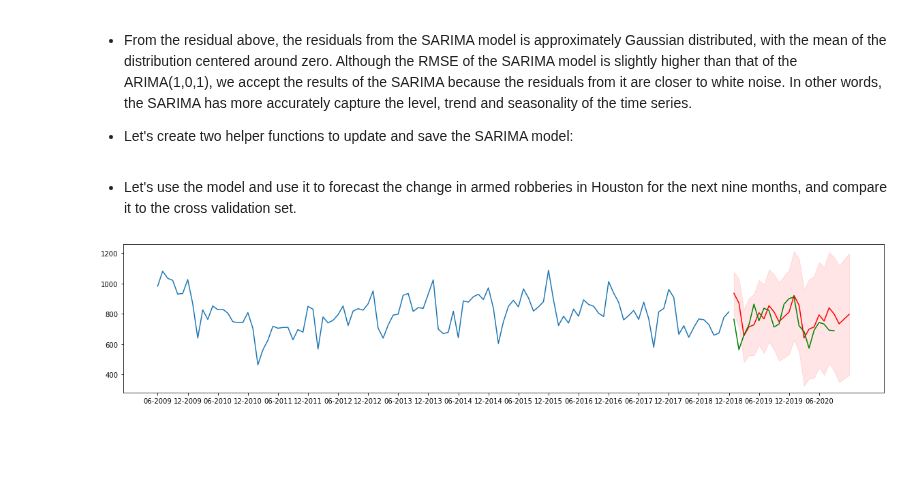
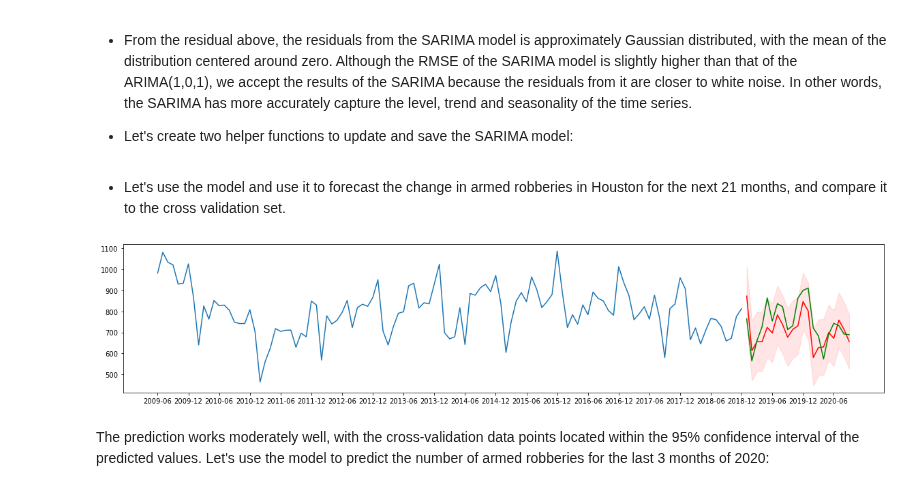
Before and after one commit to grantrzchan/HTX_Armed_Robberies, a Jupyter notebook: HTX_Robberies_ARIMA.ipynb, the cells around one changed output. Drawn from its saved outputs; the diff is of its cells as text; code cells hidden in the pictures; blank space fills up the shorter version.

Commit message:
stepwise forecast, finalized updates

```diff
--- a/HTX_Robberies_ARIMA.ipynb
+++ b/HTX_Robberies_ARIMA.ipynb
@@ -951,5 +957,5 @@ def save_model(model, ts_avg, ts_std):
 # %% [markdown]
-- Let's use the model and use it to forecast the change in armed robberies in Houston for the next nine months, and compare it to the cross validation set.
+- Let's use the model and use it to forecast the change in armed robberies in Houston for the next 21 months, and compare it to the cross validation set.
 # %%
 sarima_new_hist = sarimax_hist.copy()
 working_model = sarima_model_fit
@@ -957,40 +963,30 @@ sarima_prediction = []
 sarima_pred_lcb = []
 sarima_pred_ucb = []
 
-steps = 24
+steps = len(cv_set)
 
-# for i in range(steps):
-#     #make prediction
-#     forecasted = working_model.get_forecast(1).summary_frame()
-#     #update training history with new prediction
-#     sarima_new_hist.append(forecasted.loc[0,'mean'])
-#     #keep track of predictions and their confidence intervals
-#     sarima_prediction.append(inv_normalizer(forecasted.loc[0,'mean'],ts_avg, ts_std))
-#     sarima_pred_lcb.append(inv_normalizer(forecasted.loc[0,'mean_ci_lower'],ts_avg, ts_std))
-#     sarima_pred_ucb.append(inv_normalizer(forecasted.loc[0,'mean_ci_upper'],ts_avg, ts_std))
-#     #update SARIMA model with new training history
-#     working_model = SARIMA_update_model(sarima_new_hist)
-# print(sarima_prediction)
-
-#make prediction using saved model
-forecasted = x.get_forecast(steps).summary_frame()
-# print(forecasted)
-sarima_model_pred = list(forecasted.loc[:,'mean'])
-for i in range(len(sarima_model_pred)):
-    sarima_new_hist.append(sarima_model_pred[i])
-lower_bound = list(forecasted.loc[:,'mean_ci_lower'])
-upper_bound = list(forecasted.loc[:,'mean_ci_upper'])
-
-sarima_prediction = [inv_normalizer(item, ts_avg, ts_std) for item in sarima_model_pred]
-sarima_pred_lcb = [inv_normalizer(item, ts_avg, ts_std) for item in lower_bound]
-sarima_pred_ucb = [inv_normalizer(item, ts_avg, ts_std) for item in upper_bound]
+for i in range(steps):
+    #make prediction
+    forecasted = working_model.get_forecast(1).summary_frame()
+    #update training history with new prediction
+    sarima_new_hist.append(forecasted.loc[0,'mean'])
+    #keep track of predictions and their confidence intervals
+    sarima_prediction.append(inv_normalizer(forecasted.loc[0,'mean'],ts_avg, ts_std))
+    sarima_pred_lcb.append(inv_normalizer(forecasted.loc[0,'mean_ci_lower'],ts_avg, ts_std))
+    sarima_pred_ucb.append(inv_normalizer(forecasted.loc[0,'mean_ci_upper'],ts_avg, ts_std))
+    #update SARIMA model with new training history
+    working_model = SARIMA_update_model(sarima_new_hist)
 # %%
+x_datemin = np.datetime64(data_series.index[0],'M')
+x_datemax = np.datetime64(data_series.index[-1],'M')
 plt.figure(figsize=(20,4))
 plt.plot([inv_normalizer(item, ts_avg, ts_std) for item in sarimax_hist])
 plt.plot(np.arange(len(sarimax_hist), len(sarimax_hist)+steps), sarima_prediction, color='r')
 plt.plot(np.arange(len(sarimax_hist), len(sarimax_hist)+len(cv_set[0:steps])),cv_set.values[0:steps], color='g')
 plt.fill_between(np.arange(len(sarimax_hist), len(sarimax_hist)+steps), sarima_pred_lcb, sarima_pred_ucb, color='r', alpha=0.1)
-plt.xticks(np.arange(0,len(list(data_series.index)),6),[l.strftime('%m-%Y') for l in list(data_series.index)][0:len(data_series.index):6])
+plt.xticks(np.arange(0,len(list(data_series.index)),6), np.arange(x_datemin, x_datemax,6))
 plt.show()
 # %% [output]
-[figure, old version]
+[figure, new version]
+# %% [markdown]
+The prediction works moderately well, with the cross-validation data points located within the 95% confidence interval of the predicted values. Let's use the model to predict the number of armed robberies for the last 3 months of 2020:
```
Also changed, not shown: parts of 12 cells of this notebook, 3 other files.
